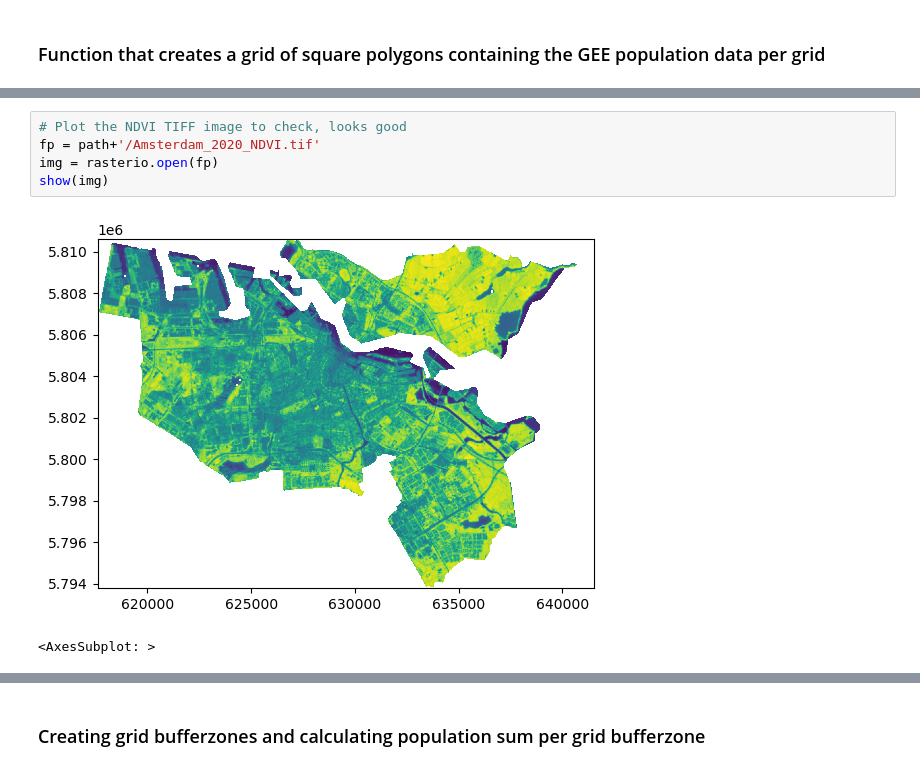
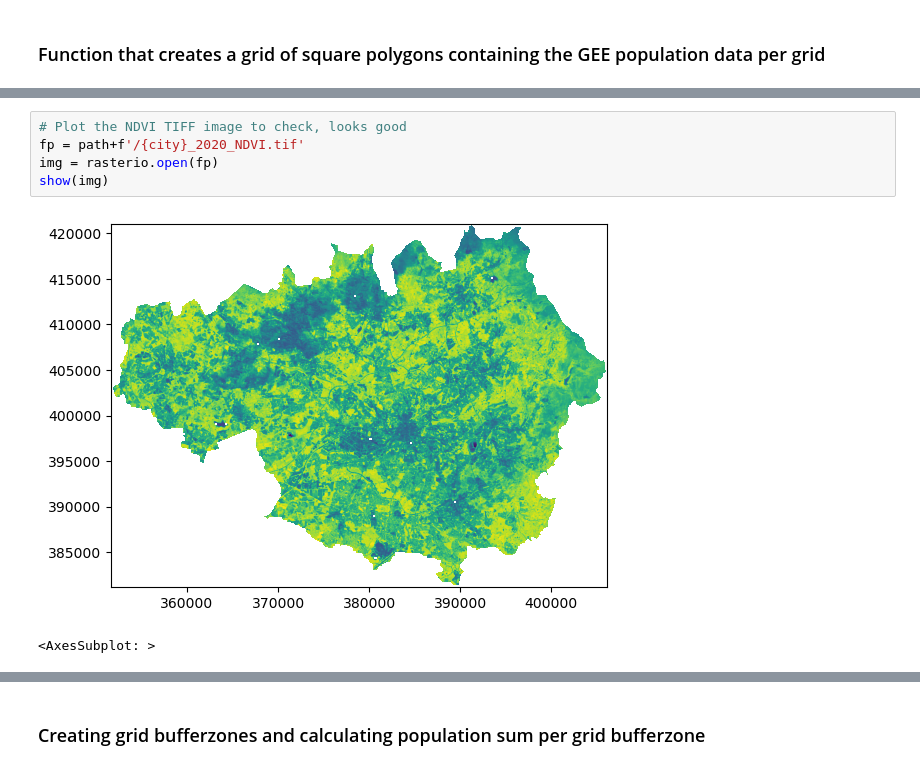
Before and after one commit to Spatial-Data-Science-and-GEO-AI-Lab/MultiHealth_J, a Jupyter notebook: manchester_final.ipynb, the cells around one changed output, grey strips where cells are left out. Saved outputs shown, nothing was run; the diff lists cells and outputs as text.

```diff
--- a/manchester_final.ipynb
+++ b/manchester_final.ipynb
@@ -492,11 +482,11 @@ show(img)
 <AxesSubplot: >
 # %%
 # Plot the NDVI TIFF image to check, looks good
-fp = path+'/Amsterdam_2020_NDVI.tif'
+fp = path+f'/{city}_2020_NDVI.tif'
 img = rasterio.open(fp)
 show(img)
 # %% [output]
-[figure, old version]
+[figure, new version]
 <AxesSubplot: >
 # %%
 # Checking files
```
Also changed, not shown: parts of 67 cells of this notebook.
